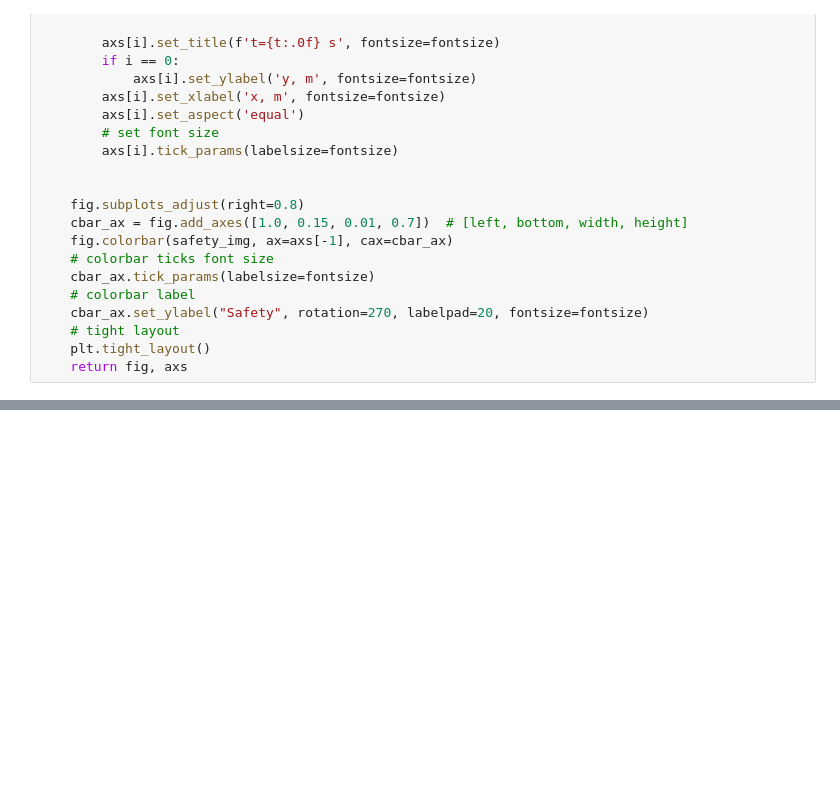
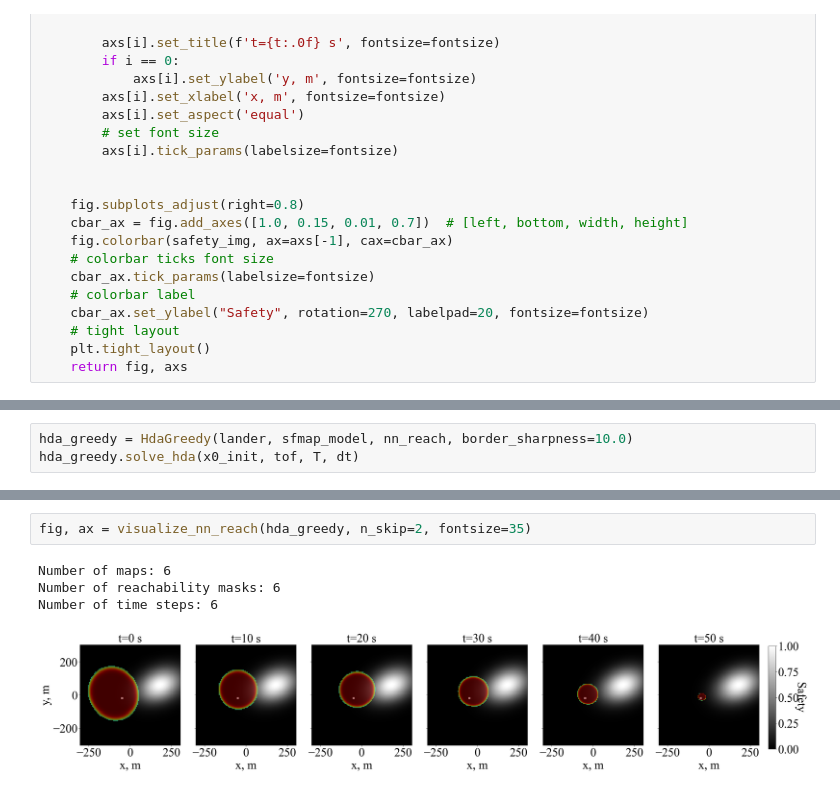
Before and after one commit to kentotomita/learning-hda-reachability, a Jupyter notebook: dev/qualitative_analysis.ipynb, the cells around one changed output, grey strips where cells are left out. Drawn from its saved outputs; the diff is of its cells as text; blank space fills up the shorter version.

```diff
--- a/dev/qualitative_analysis.ipynb
+++ b/dev/qualitative_analysis.ipynb
@@ -126,0 +130,3 @@ dt = 0.5
+# %%
+hda_greedy = HdaGreedy(lander, sfmap_model, nn_reach, border_sharpness=10.0)
+hda_greedy.solve_hda(x0_init, tof, T, dt)
@@ -126,0 +151,7 @@ dt = 0.5
+# %%
+fig, ax = visualize_nn_reach(hda_greedy, n_skip=2, fontsize=35)
+# %% [output]
+Number of maps: 6
+Number of reachability masks: 6
+Number of time steps: 6
+[figure, added]
```
Also changed, not shown: parts of 18 cells of this notebook, 5 other files.
